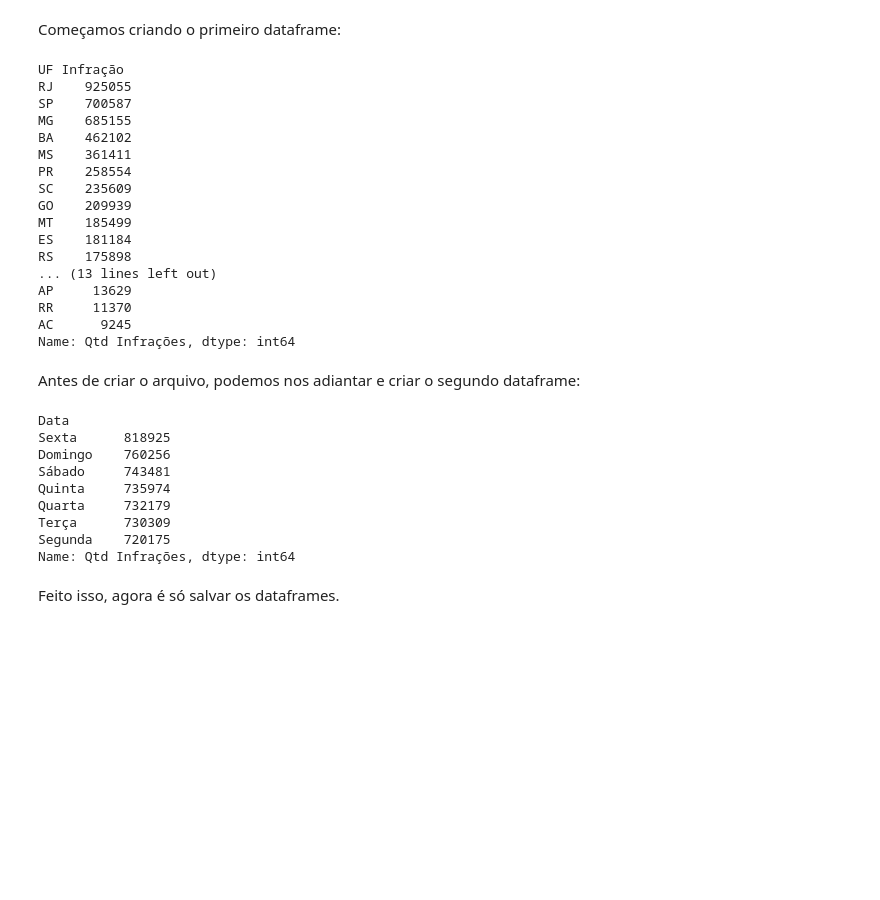
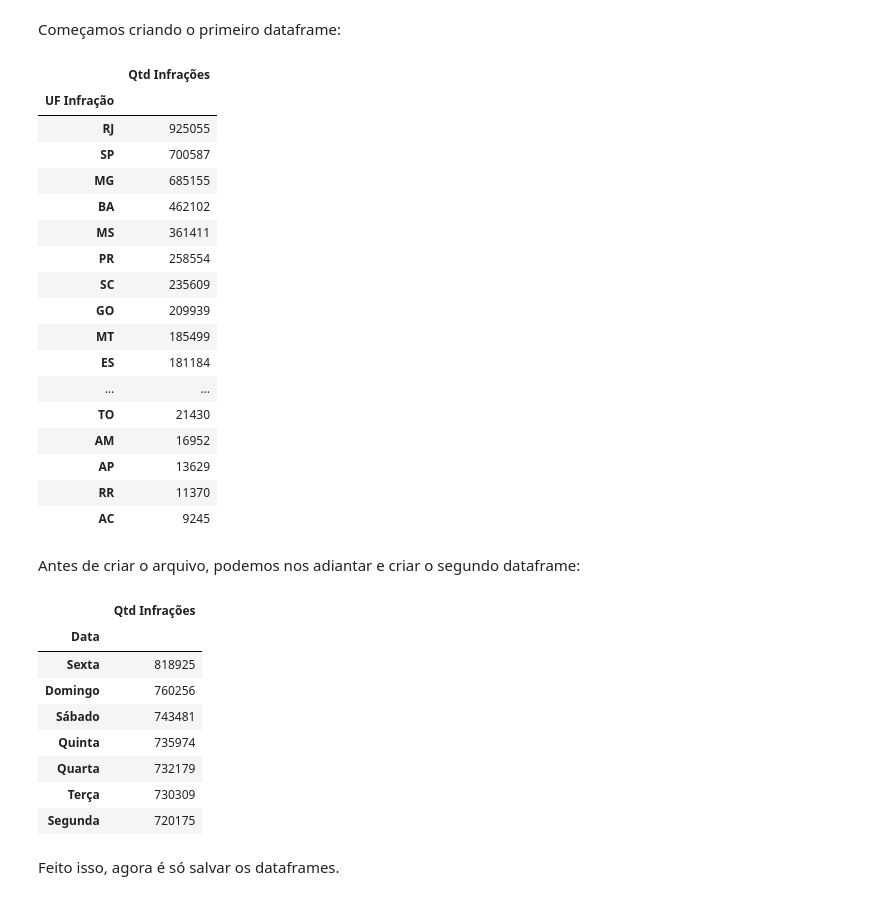
Before and after one commit to matheusaraujotrd/Dados-PRF, a Jupyter notebook: Análise_de_Dados_da_PRF.ipynb, the cells around one changed output. Drawn from its saved outputs; the diff is of its cells as text; code cells hidden in the pictures; blank space fills up the shorter version.

```diff
--- a/Análise de Dados da PRF.ipynb
+++ b/Análise_de_Dados_da_PRF.ipynb
@@ -192,30 +193,32 @@ Começamos criando o primeiro dataframe:
 # %%
 df_ranking_estado = df.groupby("UF Infração")["Qtd Infrações"].sum()
 df_ranking_estado = df_ranking_estado.sort_values(ascending=False)
+df_ranking_estado = pd.DataFrame(df_ranking_estado)
 df_ranking_estado
 # %% [output]
-UF Infração
-RJ    925055
-SP    700587
-MG    685155
-BA    462102
-MS    361411
-PR    258554
-SC    235609
-GO    209939
-MT    185499
-ES    181184
-RS    175898
-... (13 lines left out)
-AP     13629
-RR     11370
-AC      9245
-Name: Qtd Infrações, dtype: int64
+|  | Qtd Infrações |
+| UF Infração |  |
+| RJ | 925055 |
+| SP | 700587 |
+| MG | 685155 |
+| BA | 462102 |
+| MS | 361411 |
+| PR | 258554 |
+| SC | 235609 |
+| GO | 209939 |
+| MT | 185499 |
+| ES | 181184 |
+| ... | ... |
+| TO | 21430 |
+| AM | 16952 |
+| AP | 13629 |
+| RR | 11370 |
+| AC | 9245 |
 # %% [markdown]
 Antes de criar o arquivo, podemos nos adiantar e criar o segundo dataframe:
 # %%
 locale.setlocale(locale.LC_ALL, locale='pt_BR.utf8')
-#!sudo dpkg-reconfigure locales
+#sudo dpkg-reconfigure locales
 # Isso aqui foi feito para instalar o arquivo de tradução correto. Se quiser fazer da mesma forma,
 # basta "descomentar" o código acima (remover o "#" antes da exclamação),
 # selecionar o valor 380 na caixa de seleção que aparecerá e definir pt_BR como padrão.
@@ -224,17 +227,18 @@ locale.setlocale(locale.LC_ALL, locale='pt_BR.utf8')
 # Em resumo: se der algum erro e quiser ler os valores em inglês, alterar "locale" abaixo para None.
 # Esse problema é específico do Google Colab, então infelizmente não há o que fazer.
 df_dias_semana = df_convert.groupby(df.index.day_name(locale="pt_BR.utf-8"))["Qtd Infrações"].sum().sort_values(ascending=False)
+df_dias_semana = pd.DataFrame(df_dias_semana)
 df_dias_semana
 # %% [output]
-Data
-Sexta      818925
-Domingo    760256
-Sábado     743481
-Quinta     735974
-Quarta     732179
-Terça      730309
-Segunda    720175
-Name: Qtd Infrações, dtype: int64
+|  | Qtd Infrações |
+| Data |  |
+| Sexta | 818925 |
+| Domingo | 760256 |
+| Sábado | 743481 |
+| Quinta | 735974 |
+| Quarta | 732179 |
+| Terça | 730309 |
+| Segunda | 720175 |
 # %% [markdown]
 Feito isso, agora é só salvar os dataframes.
 # %%
```
Also changed, not shown: parts of 1 cell of this notebook.
